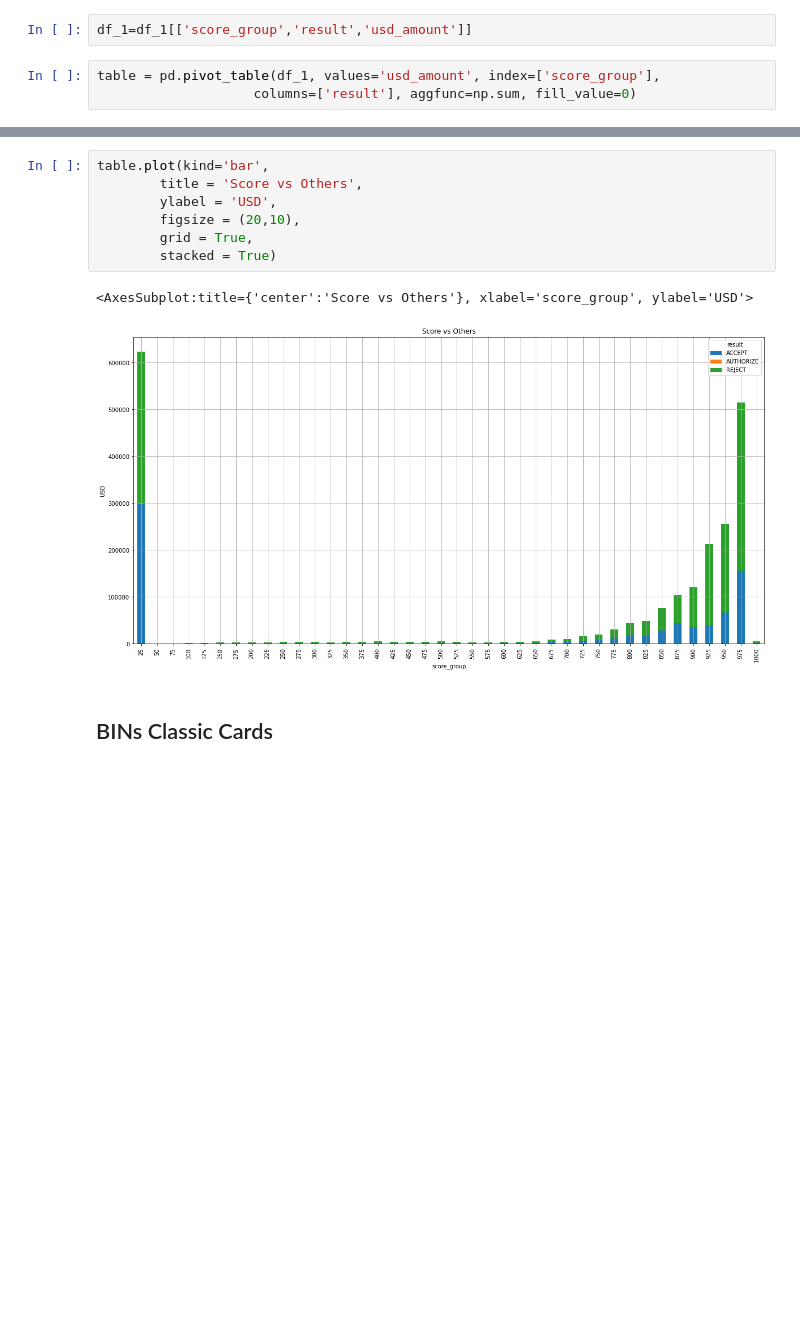
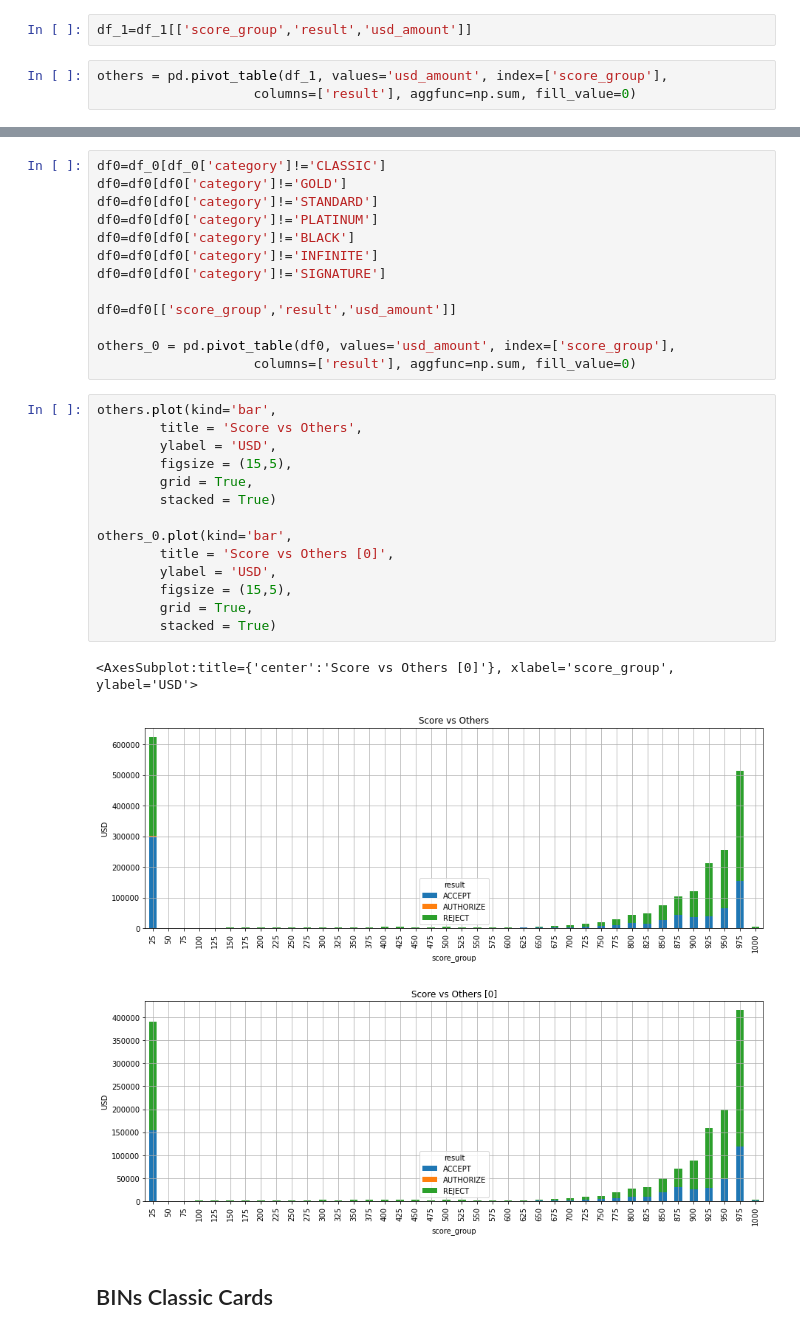
Before and after one commit to jucamuyrano/ML-SAAS-Canva, a Jupyter notebook: Canva.ipynb, the cells around one changed output, grey strips where cells are left out. Cells and saved outputs as stored; diff of their text form; blank space fills up the shorter version.

```diff
--- a/Canva.ipynb
+++ b/Canva.ipynb
@@ -644,6 +674,6 @@ dtype: int64
 # %%
 df_1=df_1[['score_group','result','usd_amount']]
 # %%
-table = pd.pivot_table(df_1, values='usd_amount', index=['score_group'],
+others = pd.pivot_table(df_1, values='usd_amount', index=['score_group'],
                     columns=['result'], aggfunc=np.sum, fill_value=0)
 # %%
@@ -655,15 +685,36 @@ table.head(3)
 | 50 | 16.18 | 0.00 | 319.36 |
 | 75 | 29.13 | 5.28 | 687.17 |
+# %%
+df0=df_0[df_0['category']!='CLASSIC']
+df0=df0[df0['category']!='GOLD']
+df0=df0[df0['category']!='STANDARD']
+df0=df0[df0['category']!='PLATINUM']
+df0=df0[df0['category']!='BLACK']
+df0=df0[df0['category']!='INFINITE']
+df0=df0[df0['category']!='SIGNATURE']
+
+df0=df0[['score_group','result','usd_amount']]
+
+others_0 = pd.pivot_table(df0, values='usd_amount', index=['score_group'],
+                    columns=['result'], aggfunc=np.sum, fill_value=0)
 # %%
-table.plot(kind='bar',
+others.plot(kind='bar',
         title = 'Score vs Others',
         ylabel = 'USD',
-        figsize = (20,10),
+        figsize = (15,5),
         grid = True,
         stacked = True)
+
+others_0.plot(kind='bar',
+        title = 'Score vs Others [0]',
+        ylabel = 'USD',
+        figsize = (15,5),
+        grid = True,
+        stacked = True)
 # %% [output]
-<AxesSubplot:title={'center':'Score vs Others'}, xlabel='score_group', ylabel='USD'>
+<AxesSubplot:title={'center':'Score vs Others [0]'}, xlabel='score_group', ylabel='USD'>
-[figure, old version]
+[figure, new version]
+[figure, added]
 # %% [markdown]
 ## BINs Classic Cards
 # %%
```
Also changed, not shown: parts of 20 cells of this notebook.
